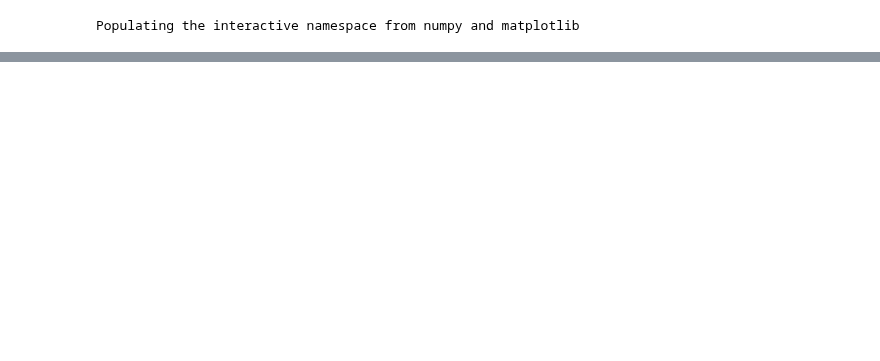
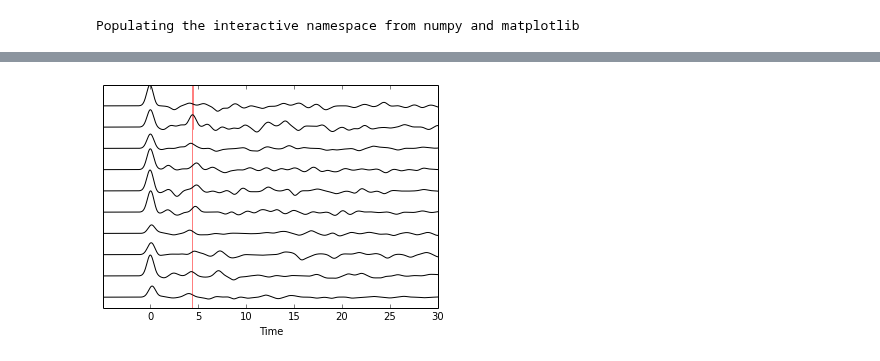
Before and after one commit to dIOGOLOC/projeto_mestrado, a Jupyter notebook: plotagem_funcao_receptor.ipynb, the cells around one changed output, grey strips where cells are left out. Saved outputs shown, nothing was run; the diff lists cells and outputs as text; code cells hidden in the pictures; blank space fills up the shorter version.

Commit message:
Mexendo algumas coisas nos plots.

```diff
--- a/plotagem_funcao_receptor.ipynb
+++ b/plotagem_funcao_receptor.ipynb
@@ -45,15 +41,15 @@ drwxr-xr-x  2 diogo diogo  4096 Nov  9 21:47 .ipynb_checkpoints
 # %%
-#st=obspy.core.read('/home/diogo/projeto/process/STA01/selecionados/gcarc_00_20/2012_05_28_05_07_23_450/ON.STA01..HHZ.2012_05_28_05_07_23_450.sac')
-#print(st)
+st=obspy.read('/home/diogo/projeto_mestrado/ON.STA01.201*.sac')
 
-tempos=np.array([[4.308,14.396,18.704,0.058357,65.21,302.18],[4.497,13.792,18.288,0.081118,26.58,236.80],[4.303,14.414,18.717,0.057511,66.57,292.87],
+dados=np.array([[4.308,14.396,18.704,0.058357,65.21,302.18],[4.497,13.792,18.288,0.081118,26.58,236.80],[4.303,14.414,18.717,0.057511,66.57,292.87],
 [4.308,14.396,18.704,0.058375,65.22,302.04],[4.507,13.760,18.267,0.082099,23.64,278.54],[4.656,13.321,17.976,0.094420,23.41,258.25],[4.493,13.804,18.297,0.080722,26.77,280.52],
 [4.372,14.185,18.557,0.067348,51.39,305.40],[4.431,13.996,18.427,0.074359,39.64,302.94],[4.268,14.532,18.800,0.051615,75.72,128.05]])
-inter=tempos.shape
-inter=inter[0]
-cont=np.array([0,1,2])
-disp=np.array([4,5])
-cont=cont.shape
-cont=cont[0]
-print(tempos[:,4])
+
+tPs=np.array([dados[:,0]]).T
+tPpPs=np.array([dados[:,1]]).T
+tPsPs=np.array([dados[:,2]]).T
+ampli_max=np.array([st.max()]).T
+
+#print(dados)
+print(st[0].stats.sampling_rate)
 # %% [output]
@@ -69,8 +56,0 @@ fr i, st in enumerate(st):
-# %%
-for i in range(0,inter,1):
-    for j in range(0,cont,1):
-        plt.axvline(tempos[i,j])
-        plt.xlabel('Time(s)')
-        plt.ylabel()
-        plt.xlim(0,20)
-        print(tempos[i,j],i)
@@ -78,0 +63,3 @@ AttributeError: 'int' object has no attribute 'min'
+# %%
+for i in range(len(st.max())):
+    print(st[0].data.T)
@@ -78,0 +87,3 @@ AttributeError: 'int' object has no attribute 'min'
+# %%
+for i in range(len(st.max())):
+    print(ampli_max[i])
@@ -78,0 +105,12 @@ AttributeError: 'int' object has no attribute 'min'
+# %%
+for i in range(len(st.max())):
+    plt.plot(st[i].times()-5,i+st[i].data,'k')
+    plt.axvline(x=tPs[i],ymin=,ymax=i*0.8,linewidth=.5, color='r')
+    #plt.axvline(x=tPpPs[i],ymin=i,ymax=i*0.8,linewidth=.5, color='r')
+    #plt.axvline(x=tPsPs[i],ymin=i,ymax=i*0.8,linewidth=.5, color='r')
+    plt.xlabel('Time')
+    plt.yticks([])
+    plt.xlim(-4.9,30)
+    plt.ylim(-0.5,10)
+# %% [output]
+[figure, added]
```
Also changed, not shown: parts of 14 cells of this notebook.
